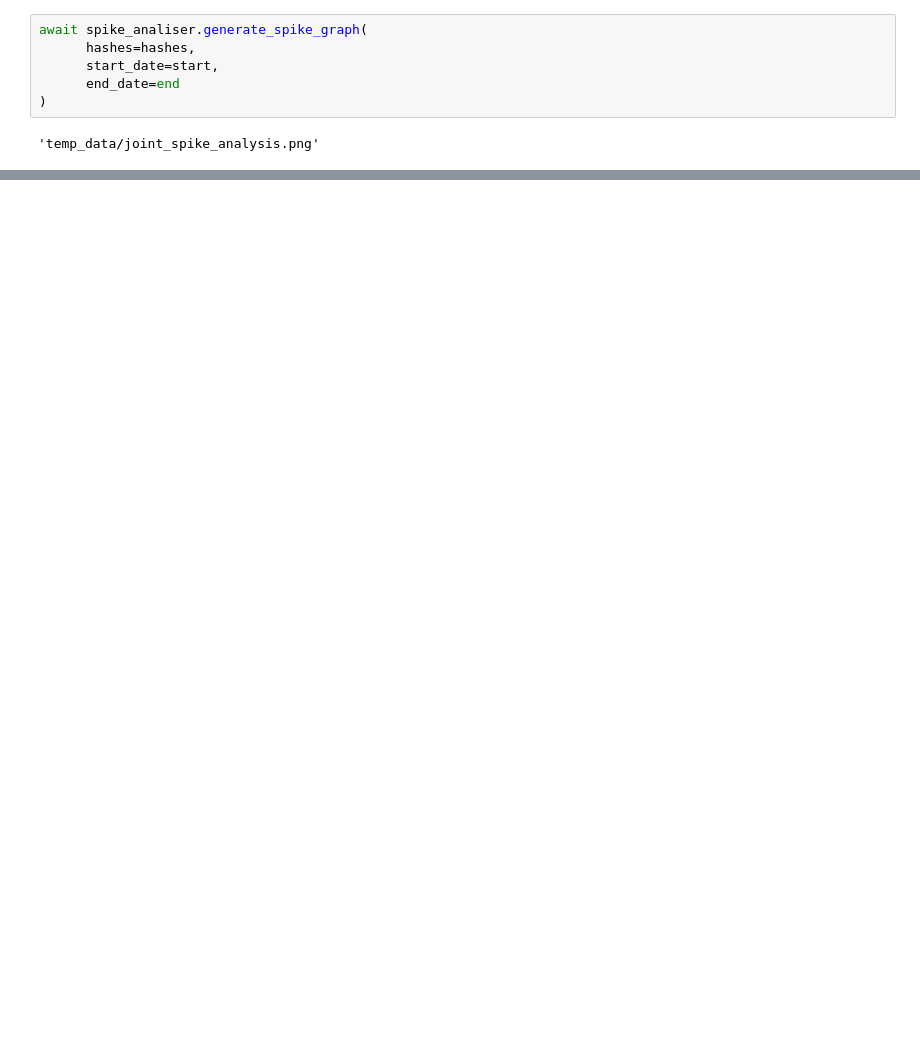
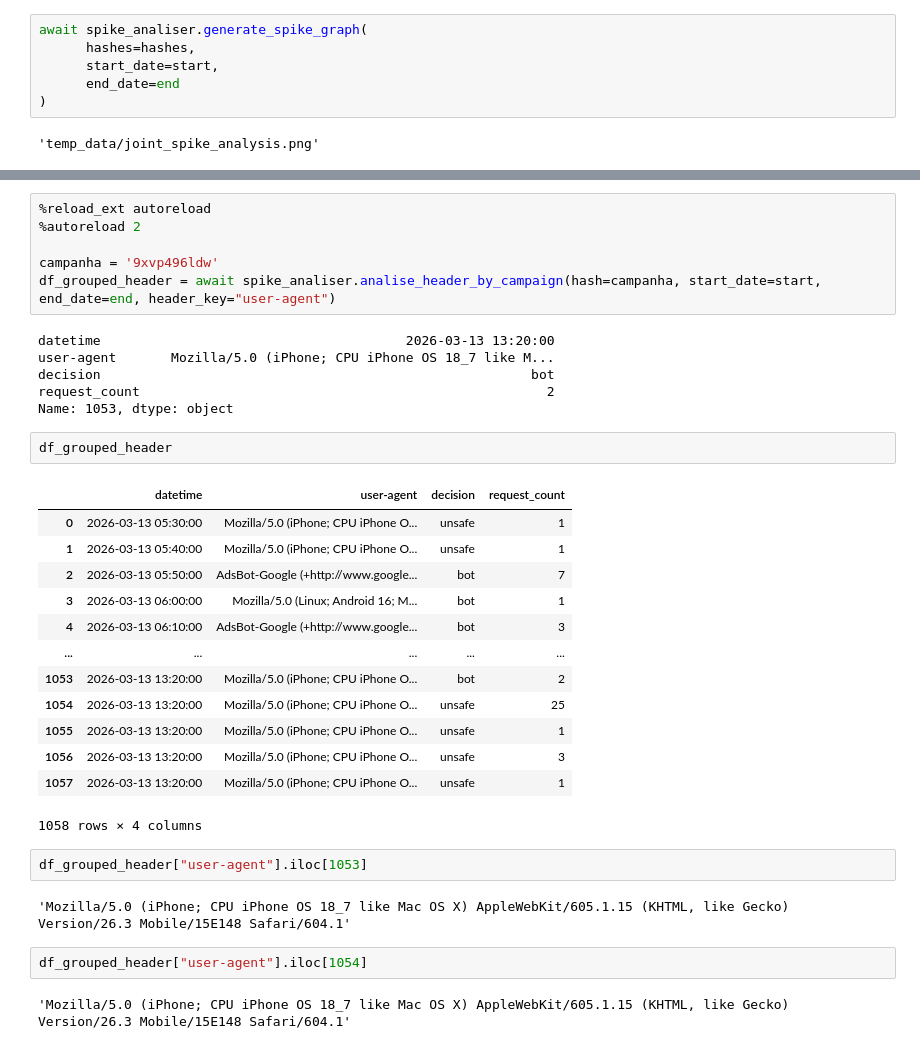
Before and after one commit to camillemotajf/deep_agent_twr, a Jupyter notebook: teste_tools.ipynb, the cells around one changed output, grey strips where cells are left out. Cells and saved outputs as stored; diff of their text form; blank space fills up the shorter version.

```diff
--- a/teste_tools.ipynb
+++ b/teste_tools.ipynb
@@ -757,0 +752,36 @@ Tráfego Unsafe manteve a mesma proporção. Sem anomalias de camuflagem.
+# %%
+%reload_ext autoreload
+%autoreload 2
+
+campanha = '9xvp496ldw'
+df_grouped_header = await spike_analiser.analise_header_by_campaign(hash=campanha, start_date=start, end_date=end, header_key="user-agent")
+# %% [output]
+datetime                                       2026-03-13 13:20:00
+user-agent       Mozilla/5.0 (iPhone; CPU iPhone OS 18_7 like M...
+decision                                                       bot
+request_count                                                    2
+Name: 1053, dtype: object
+# %%
+df_grouped_header
+# %% [output]
+|  | datetime | user-agent | decision | request_count |
+| 0 | 2026-03-13 05:30:00 | Mozilla/5.0 (iPhone; CPU iPhone O... | unsafe | 1 |
+| 1 | 2026-03-13 05:40:00 | Mozilla/5.0 (iPhone; CPU iPhone O... | unsafe | 1 |
+| 2 | 2026-03-13 05:50:00 | AdsBot-Google (+http://www.google... | bot | 7 |
+| 3 | 2026-03-13 06:00:00 | Mozilla/5.0 (Linux; Android 16; M... | bot | 1 |
+| 4 | 2026-03-13 06:10:00 | AdsBot-Google (+http://www.google... | bot | 3 |
+| ... | ... | ... | ... | ... |
+| 1053 | 2026-03-13 13:20:00 | Mozilla/5.0 (iPhone; CPU iPhone O... | bot | 2 |
+| 1054 | 2026-03-13 13:20:00 | Mozilla/5.0 (iPhone; CPU iPhone O... | unsafe | 25 |
+| 1055 | 2026-03-13 13:20:00 | Mozilla/5.0 (iPhone; CPU iPhone O... | unsafe | 1 |
+| 1056 | 2026-03-13 13:20:00 | Mozilla/5.0 (iPhone; CPU iPhone O... | unsafe | 3 |
+| 1057 | 2026-03-13 13:20:00 | Mozilla/5.0 (iPhone; CPU iPhone O... | unsafe | 1 |
+1058 rows × 4 columns
+# %%
+df_grouped_header["user-agent"].iloc[1053]
+# %% [output]
+'Mozilla/5.0 (iPhone; CPU iPhone OS 18_7 like Mac OS X) AppleWebKit/605.1.15 (KHTML, like Gecko) Version/26.3 Mobile/15E148 Safari/604.1'
+# %%
+df_grouped_header["user-agent"].iloc[1054]
+# %% [output]
+'Mozilla/5.0 (iPhone; CPU iPhone OS 18_7 like Mac OS X) AppleWebKit/605.1.15 (KHTML, like Gecko) Version/26.3 Mobile/15E148 Safari/604.1'
```
Also changed, not shown: parts of 25 cells of this notebook, 3 other files.
